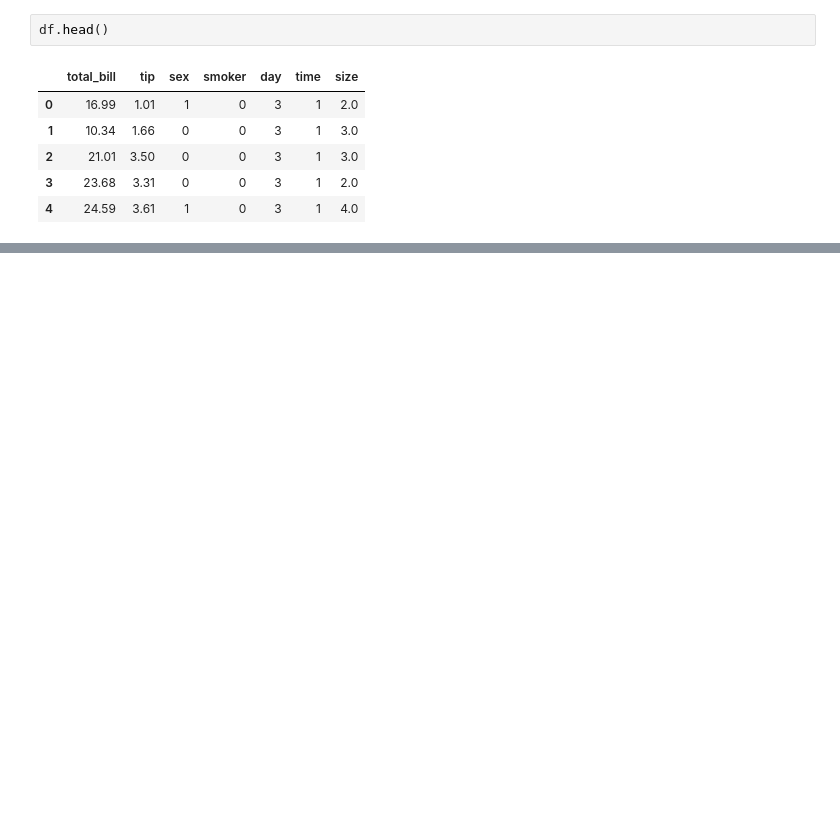
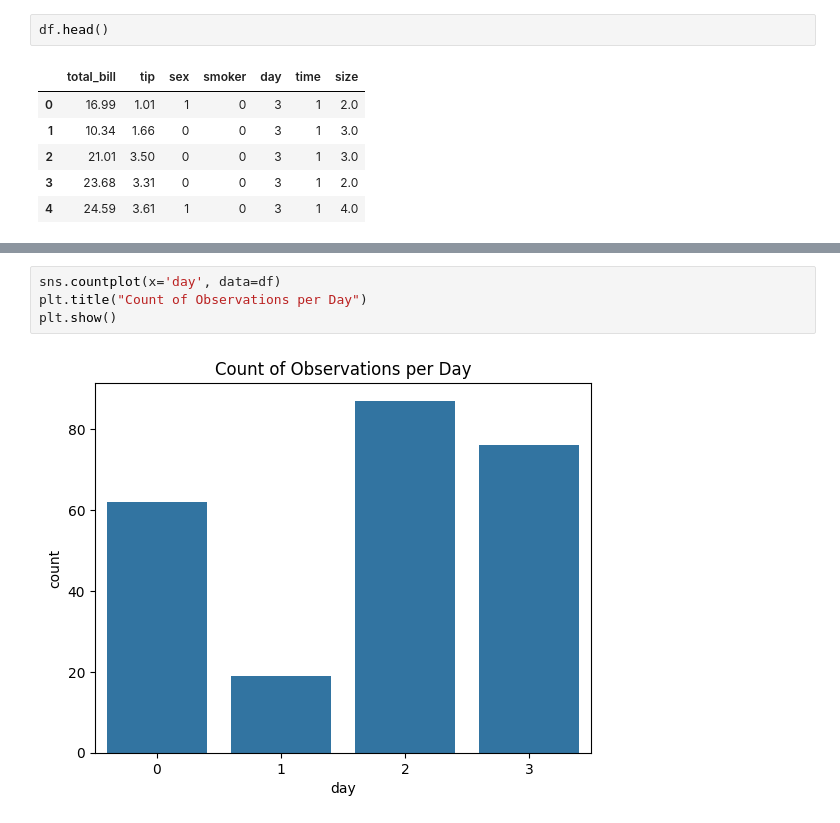
Before and after one commit to Saipranith05/Mobile_Prediction, a Jupyter notebook: eda2.ipynb, the cells around one changed output, grey strips where cells are left out. Drawn from its saved outputs; the diff is of its cells as text; blank space fills up the shorter version.

```diff
--- a/eda2.ipynb
+++ b/eda2.ipynb
@@ -486,0 +499,6 @@ df.head()
+# %%
+sns.countplot(x='day', data=df)
+plt.title("Count of Observations per Day")
+plt.show()
+# %% [output]
+[figure, added]
```
Also changed, not shown: parts of 15 cells of this notebook.
